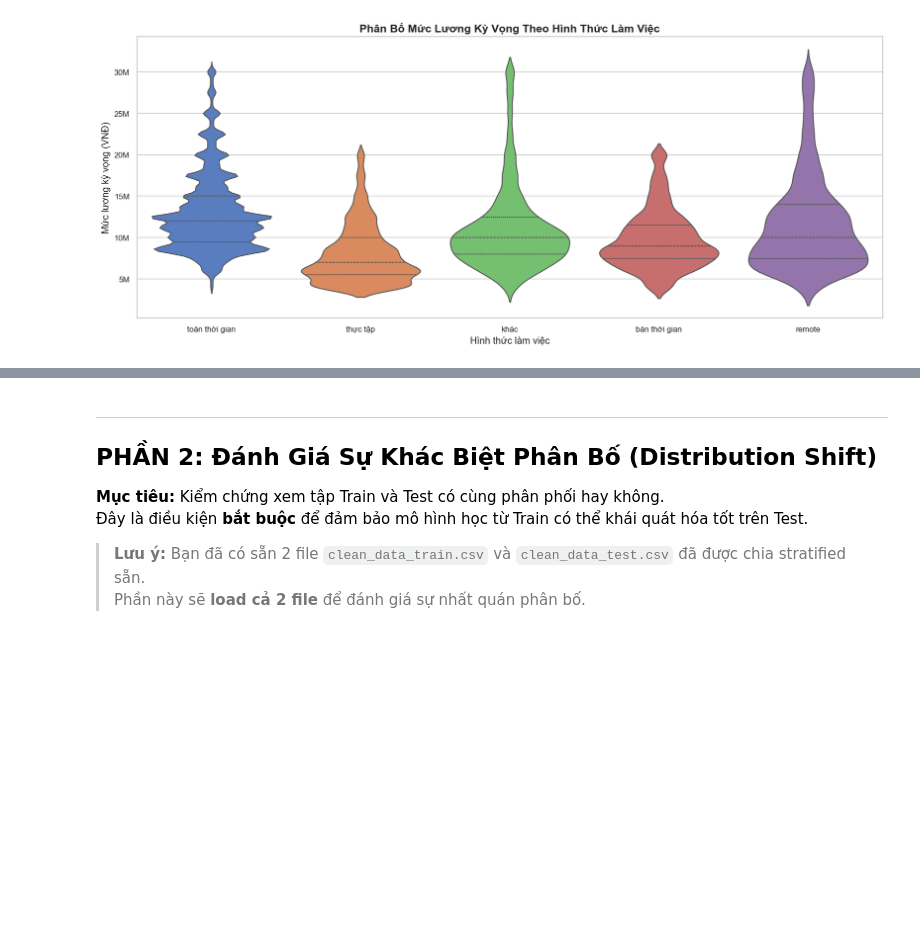
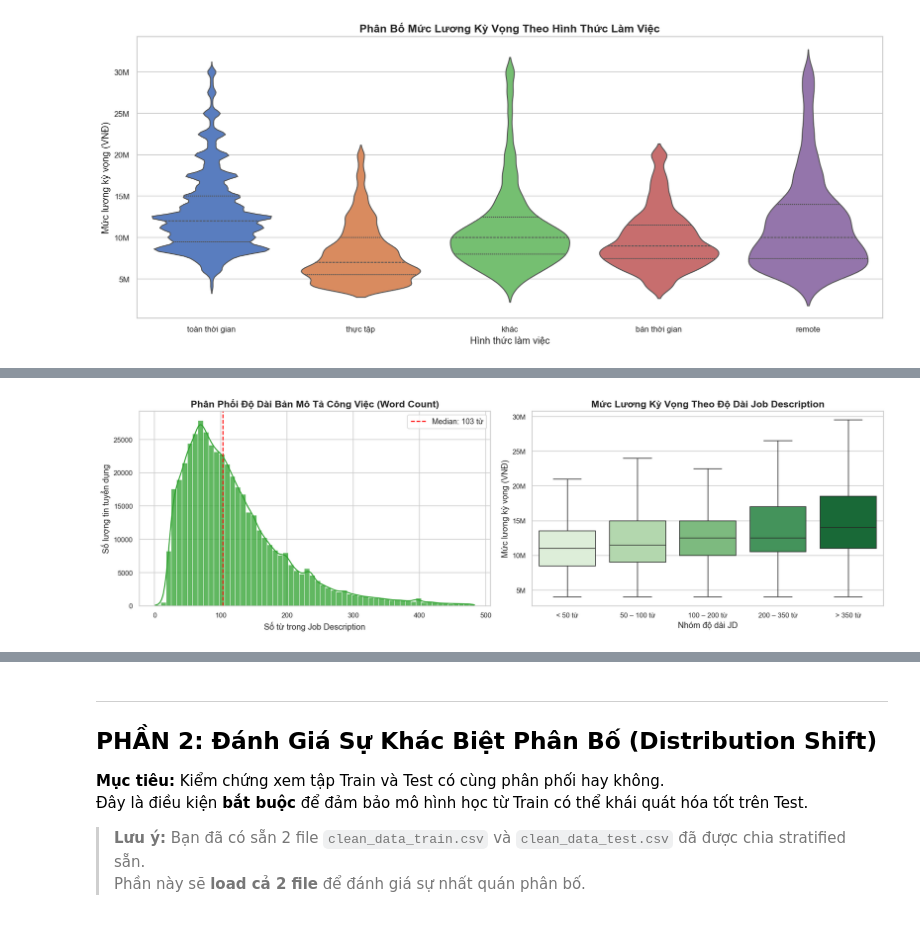
Before and after one commit to 1Huy2409/final-data-science, a Jupyter notebook: notebooks/03_eda_distribution_shift_feature_engineering.ipynb, the cells around one changed output, grey strips where cells are left out. Drawn from its saved outputs; the diff is of its cells as text; code cells hidden in the pictures; blank space fills up the shorter version.

Commit message:
feat: add eda text for job description

```diff
--- a/notebooks/03_eda_distribution_shift_feature_engineering.ipynb
+++ b/notebooks/03_eda_distribution_shift_feature_engineering.ipynb
@@ -487,0 +500,75 @@ plt.show()
+# %%
+# ============================================================
+# BIỂU ĐỒ TEXT-EDA 1: Phân phối độ dài JD & Tương quan với Lương
+#
+# Ý nghĩa: Kiểm tra xem các JD dài (thường là vị trí cấp cao như
+# Lead/Manager/Director) có mức lương cao hơn JD ngắn hay không.
+# ============================================================
+
+# --- Tính số từ trong job_description ---
+df_clean['jd_word_count'] = df_clean['job_description'].apply(
+    lambda x: len(str(x).split())
+)
+
+# --- Phân nhóm độ dài để vẽ Boxplot ---
+def bin_word_count(wc):
+    if wc < 50:    return '< 50 từ'
+    elif wc <= 100: return '50 – 100 từ'
+    elif wc <= 200: return '100 – 200 từ'
+    elif wc <= 350: return '200 – 350 từ'
+    else:           return '> 350 từ'
+
+ORDER_WC = ['< 50 từ', '50 – 100 từ', '100 – 200 từ', '200 – 350 từ', '> 350 từ']
+df_clean['jd_length_group'] = df_clean['jd_word_count'].apply(bin_word_count)
+
+# --- Lọc bỏ đuôi phân phối quá cao để biểu đồ tập trung ---
+jd_p99 = df_clean['jd_word_count'].quantile(0.99)
+df_plot_wc = df_clean[df_clean['jd_word_count'] <= jd_p99]
+
+fig, axes = plt.subplots(1, 2, figsize=(16, 5))
+
+# Biểu đồ 1: Histogram + KDE phân phối độ dài JD
+sns.histplot(
+    data=df_plot_wc, x='jd_word_count', bins=60, kde=True,
+    ax=axes[0], color='#2ca02c', alpha=0.75
+)
+axes[0].axvline(
+    df_clean['jd_word_count'].median(), color='red',
+    linestyle='--', linewidth=1.5,
+    label=f"Median: {df_clean['jd_word_count'].median():.0f} từ"
+)
+axes[0].set_title('Phân Phối Độ Dài Bản Mô Tả Công Việc (Word Count)', fontweight='bold')
+axes[0].set_xlabel('Số từ trong Job Description')
+axes[0].set_ylabel('Số lượng tin tuyển dụng')
+axes[0].legend()
+
+# Biểu đồ 2: Boxplot Lương theo nhóm độ dài JD
+salary_p02 = df_clean['salary_avg'].quantile(0.02)
+salary_p98 = df_clean['salary_avg'].quantile(0.98)
+df_box2 = df_clean[
+    (df_clean['salary_avg'] >= salary_p02) &
+    (df_clean['salary_avg'] <= salary_p98)
+]
+sns.boxplot(
+    data=df_box2, x='jd_length_group', y='salary_avg',
+    order=ORDER_WC, ax=axes[1], palette='Greens', showfliers=False
+)
+axes[1].set_title('Mức Lương Kỳ Vọng Theo Độ Dài Job Description', fontweight='bold')
+axes[1].set_xlabel('Nhóm độ dài JD')
+axes[1].set_ylabel('Mức lương kỳ vọng (VNĐ)')
+axes[1].yaxis.set_major_formatter(
+    plt.FuncFormatter(lambda val, _: f'{val/1e6:.0f}M')
+)
+
+plt.tight_layout()
+plt.show()
+
+# --- In thống kê số từ ---
+print('\n📊 Thống kê độ dài Job Description (số từ):')
+stats_wc = df_clean['jd_word_count'].describe().round(1)
+for label, val in stats_wc.items():
+    print(f'   {label:>6}: {val:,.1f}')
+print(f'\n💡 Insight: JD trong nhóm ">350 từ" có lương trung vị cao hơn nhóm "<50 từ".')
+print(f'   → JD dài thường mô tả vị trí cấp cao, đòi hỏi chuyên môn sâu hơn.')
+# %% [output]
+[figure, added]
```
Also changed, not shown: parts of 10 cells of this notebook, 1 other file.
